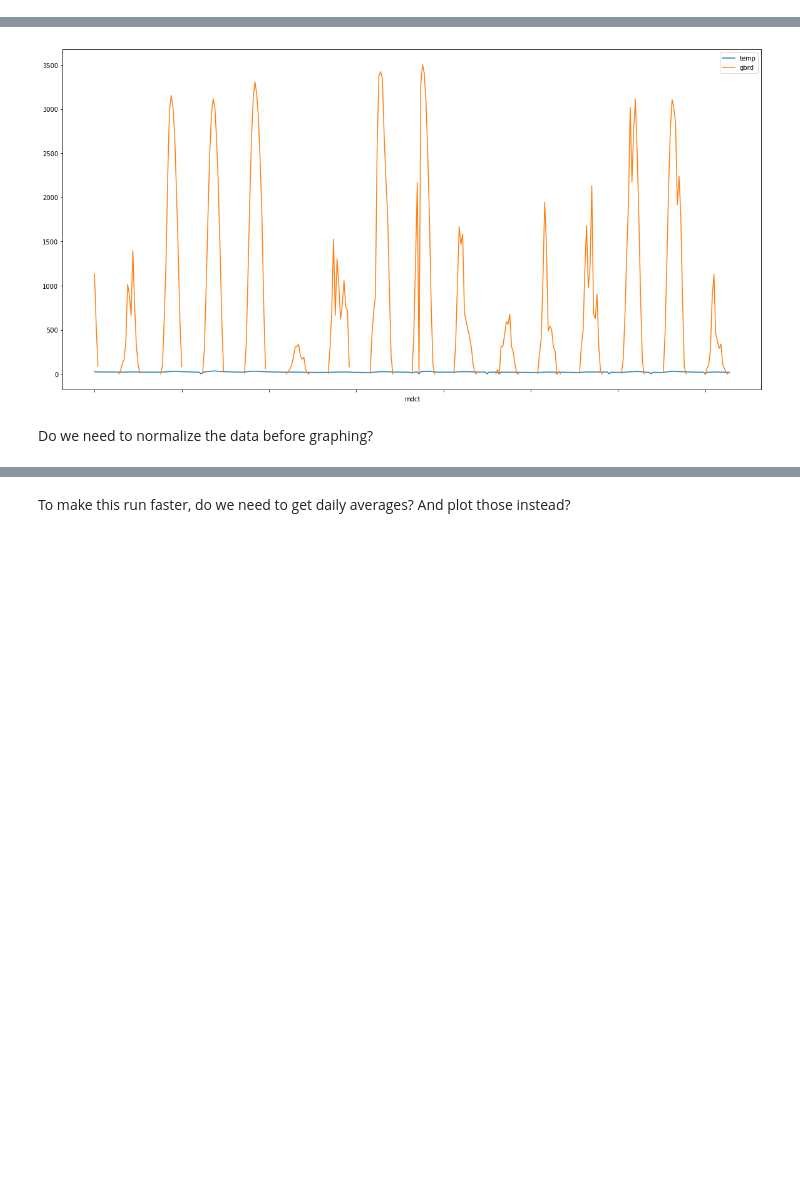
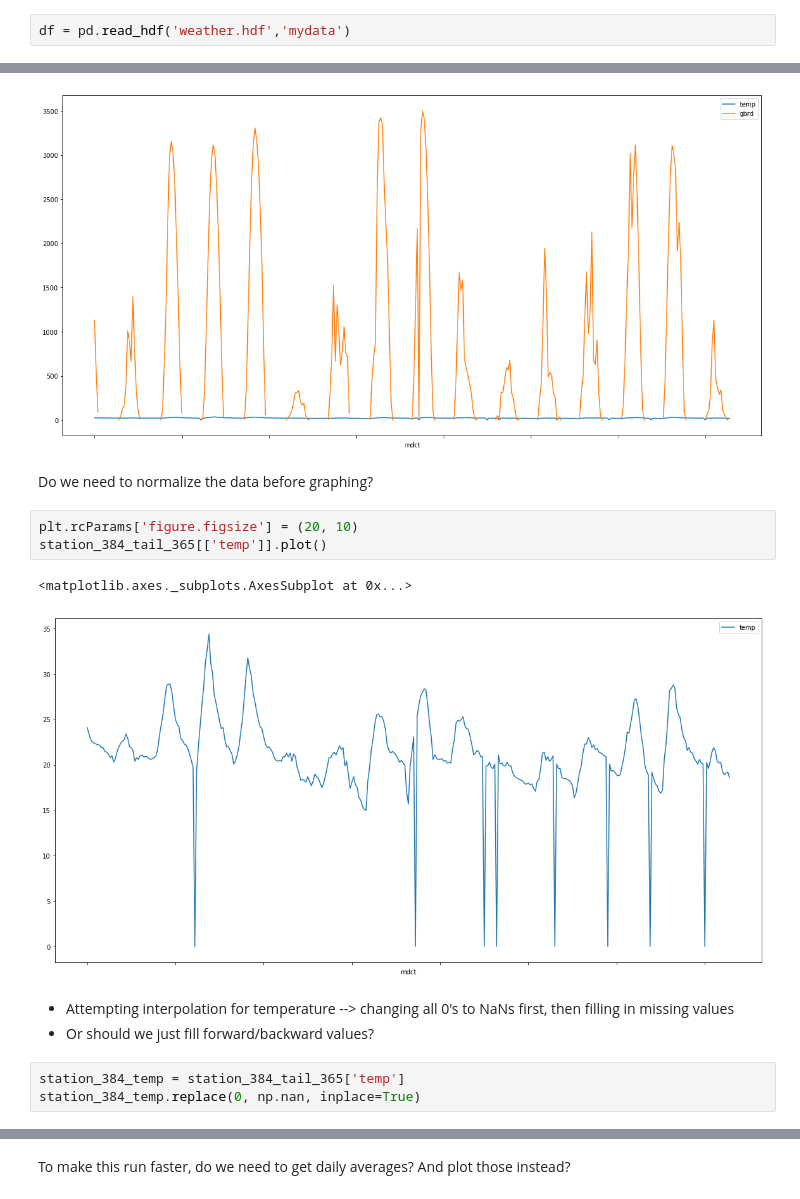
Before and after one commit to sanjayr1/Data_Tools_Brazil_Weather, a Jupyter notebook: Data_exploration.ipynb, the cells around one changed output, grey strips where cells are left out. Cells and saved outputs as stored; diff of their text form; blank space fills up the shorter version.

Commit message:
interpolation example on small data

```diff
--- a/Data_exploration.ipynb
+++ b/Data_exploration.ipynb
@@ -8,3 +12,5 @@ df = pd.read_csv('/Users/sanjayroberts1/Desktop/data_science_tools1/sudeste.csv'
+# %%
+df = pd.read_hdf('weather.hdf','mydata')
 # %% [markdown]
 Take a look at what data we are working with
 # %%
@@ -392,3 +400,15 @@ station_384_tail_365[['temp', 'gbrd']].plot()
 [figure]
 # %% [markdown]
 Do we need to normalize the data before graphing?
+# %%
+plt.rcParams['figure.figsize'] = (20, 10)
+station_384_tail_365[['temp']].plot()
+# %% [output]
+<matplotlib.axes._subplots.AxesSubplot at 0x...>
+[figure, added]
+# %% [markdown]
+- Attempting interpolation for temperature --> changing all 0's to NaNs first, then filling in missing values
+- Or should we just fill forward/backward values?
+# %%
+station_384_temp = station_384_tail_365['temp']
+station_384_temp.replace(0, np.nan, inplace=True)
```
Also changed, not shown: parts of 19 cells of this notebook.
